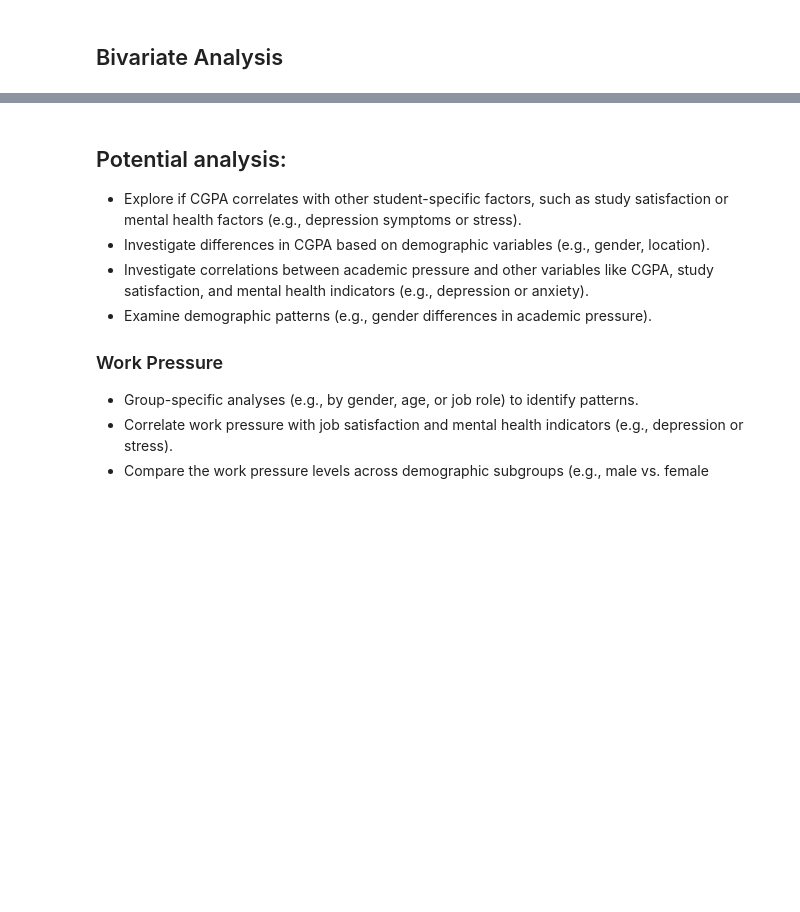
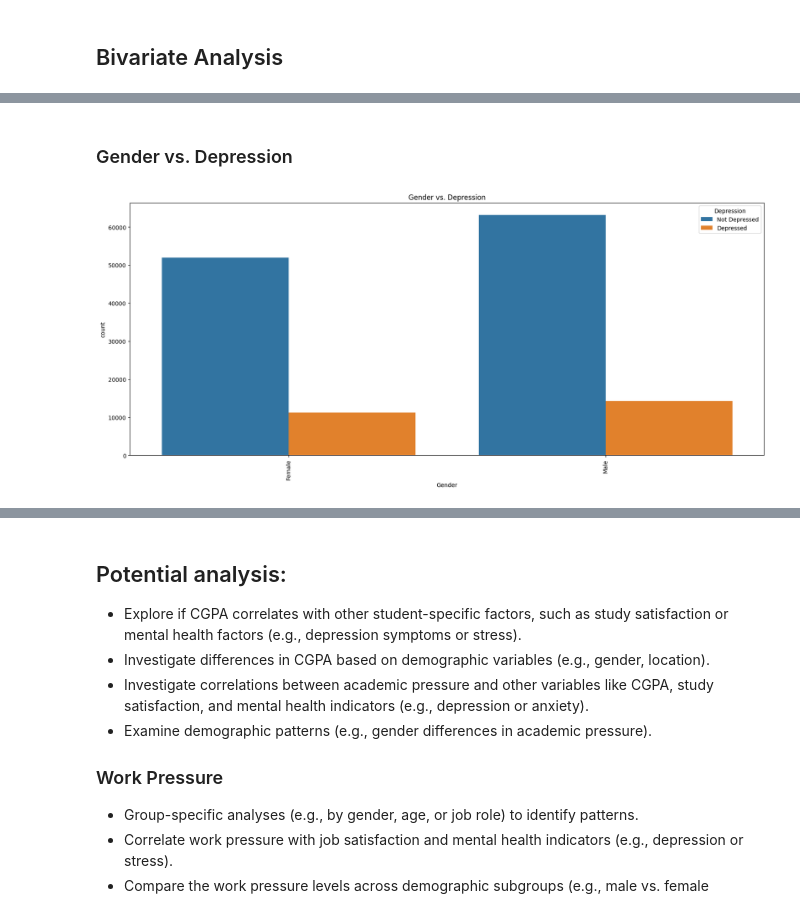
Before and after one commit to ktxdev/mind-matters, a Jupyter notebook: notebooks/train_eda.ipynb, the cells around one changed output, grey strips where cells are left out. Drawn from its saved outputs; the diff is of its cells as text; code cells hidden in the pictures; blank space fills up the shorter version.

```diff
--- a/notebooks/train_eda.ipynb
+++ b/notebooks/train_eda.ipynb
@@ -682,0 +722,6 @@ data = handle_categorical_outliers(data, columns=columns_to_handle_outliers, thr
+# %% [markdown]
+### Gender vs. Depression
+# %%
+plot_categorical_vs_categorical(data, 'Gender', 'Depression')
+# %% [output]
+[figure, added]
```
Also changed, not shown: parts of 42 cells of this notebook, 2 other files.
